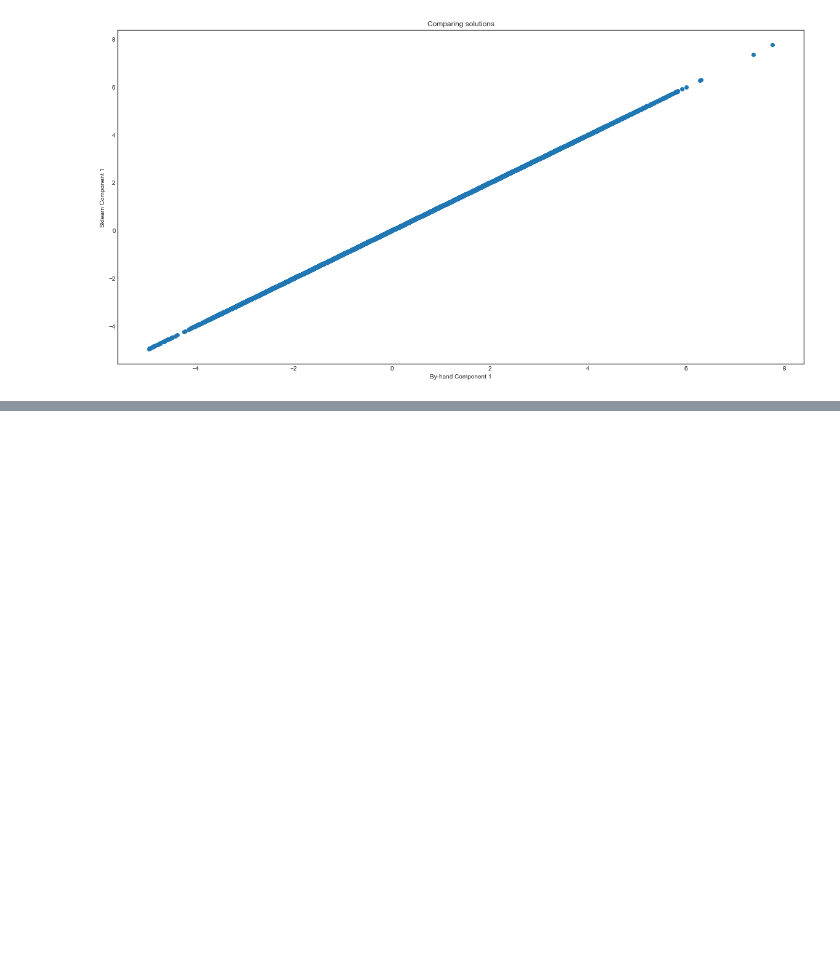
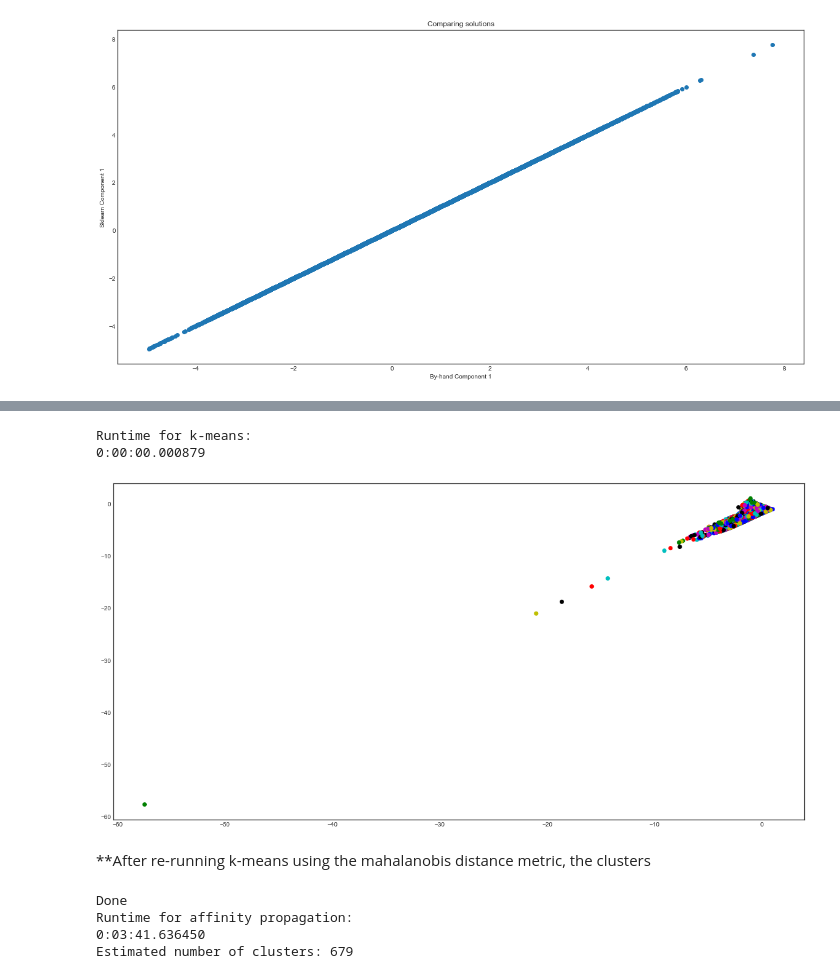
Before and after one commit to milabknowin/Thinkful, a Jupyter notebook: Unsupervised_Learning/Clusters/Boston_Marathon_Challenge.ipynb, the cells around one changed output, grey strips where cells are left out. Cells and saved outputs as stored; diff of their text form; code cells hidden in the pictures; blank space fills up the shorter version.

```diff
--- a/Unsupervised_Learning/Clusters/Boston_Marathon_Challenge.ipynb
+++ b/Unsupervised_Learning/Clusters/Boston_Marathon_Challenge.ipynb
@@ -507,0 +487,47 @@ row_0
+# %%
+items_mat = np.array(df_pca.sample(5000).values)
+dist_out = 1-pairwise_distances(items_mat, metric='mahalanobis')
+# %%
+# K-Means
+
+# Calculate predicted values.
+km = KMeans(n_clusters=15, random_state=42).fit_predict(dist_out)
+
+startTime = datetime.now()
+print('Runtime for k-means:')
+print(datetime.now() - startTime)
+
+# Plot the solution.
+
+plt.scatter(dist_out[:, 0], dist_out[:, 1], c='bgrcmykbgrcmyk')
+plt.show()
+# %% [output]
+Runtime for k-means:
+0:00:00.000879
+[figure, added]
+# %% [markdown]
+**After re-running k-means using the mahalanobis distance metric, the clusters
+# %%
+from sklearn.cluster import AffinityPropagation
+from sklearn import metrics
+
+# Declare the model and fit it in one statement. Arguments can be provided to the model, but were not.
+
+af = AffinityPropagation().fit(dist_out)
+print('Done')
+
+print('Runtime for affinity propagation:')
+print(datetime.now() - startTime)
+
+# Pull the number of clusters and cluster assignments for each data point.
+
+cluster_centers_indices = af.cluster_centers_indices_
+n_clusters_ = len(cluster_centers_indices)
+labels = af.labels_
+
+print('Estimated number of clusters: {}'.format(n_clusters_))
+# %% [output]
+Done
+Runtime for affinity propagation:
+0:03:41.636450
+Estimated number of clusters: 679
```
Also changed, not shown: parts of 28 cells of this notebook.
